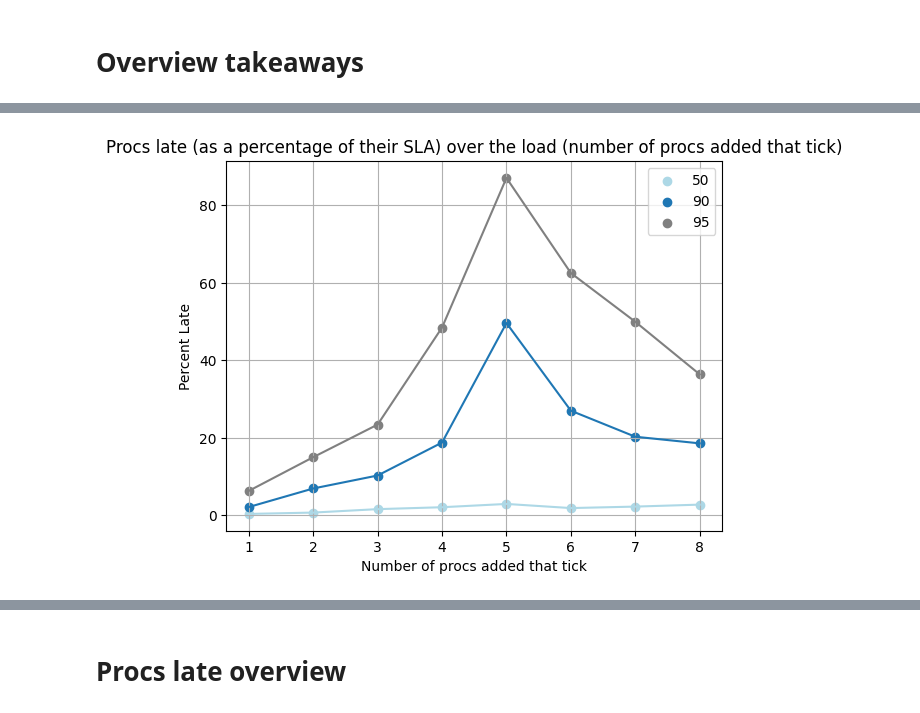
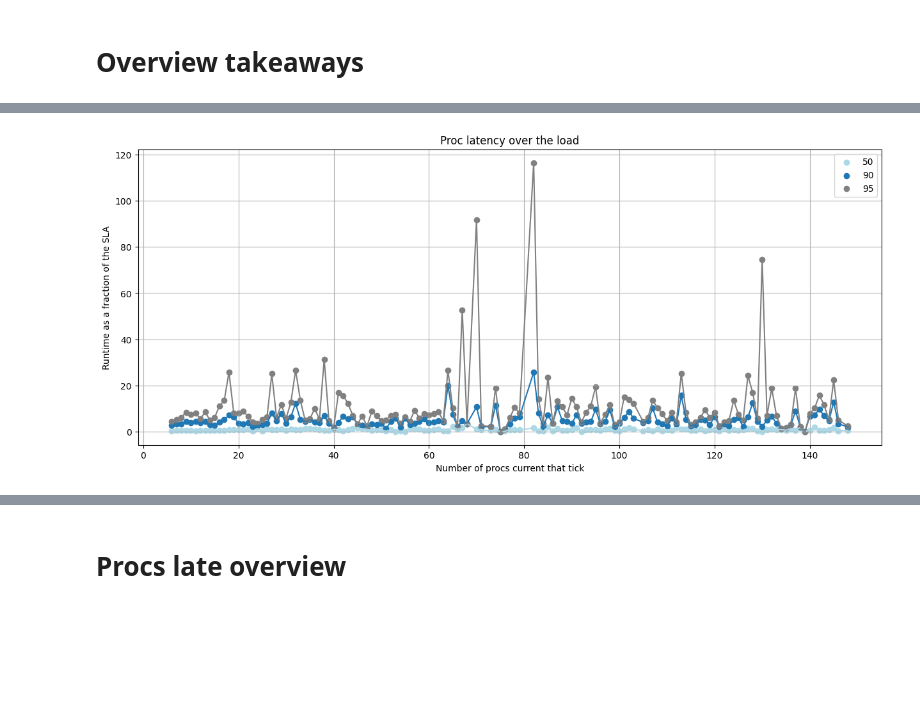
Before and after one commit to hannahmanuela/scheduler-simulator, a Jupyter notebook: results/analyze_output.ipynb, the cells around one changed output, grey strips where cells are left out. Saved outputs shown, nothing was run; the diff lists cells and outputs as text; code cells hidden in the pictures; blank space fills up the shorter version.

```diff
--- a/results/analyze_output.ipynb
+++ b/results/analyze_output.ipynb
@@ -23,10 +23,10 @@ sched_decisions = pd.read_csv("sched.txt", index_col=None, names=["tick", "machi
 # Overview takeaways
 # %%
 # prepare
-load_per_tick = procs_current[["tick"]].groupby("tick").size().reset_index(name='numProcsAdded')
+all_procs = pd.concat([procs_current[['tick']], procs_added[["tick"]]])
+load_per_tick = all_procs[["tick"]].groupby("tick").size().reset_index(name='numProcsCurrent')
+
+procs_done['pctLate'] = (procs_done["ticksPassed"] - procs_done["sla"]) / procs_done["sla"]
 
 procs_late = procs_done.where(procs_done["ticksPassed"] > procs_done["sla"]).dropna().reset_index(drop=True)
 procs_late = procs_late.where(procs_late["ticksPassed"] > procs_late["actualComp"]).dropna().reset_index(drop=True)
-procs_late['pctLate'] = (procs_late["ticksPassed"] - procs_late["sla"]) / procs_late["sla"]
-
-final_late = pd.merge(procs_late, load_per_tick, on='tick', how='left')
@@ -33,23 +47,27 @@ final_late = pd.merge(procs_late, load_per_tick, on='tick', how='left')
 # %%
-# Procs late (as a percentage of their SLA) over the load (number of procs currently live)
+# Proc latency (as a percentage of their SLA) over the load (number of procs currently live)
+
+proc_timings = pd.merge(procs_done, load_per_tick, on='tick', how='left')
 
 def get_percentile(pctile):
-    return final_late[["numProcsAdded", "pctLate"]].groupby("numProcsAdded").quantile(pctile / 100).reset_index()
+    return proc_timings[["numProcsCurrent", "pctLate"]].groupby("numProcsCurrent").quantile(pctile / 100).reset_index()
 
-plt.scatter(get_percentile(50)["numProcsAdded"], get_percentile(50)["pctLate"], color='lightblue', label="50")
-plt.plot(get_percentile(50)["numProcsAdded"], get_percentile(50)["pctLate"], color='lightblue')
+plt.figure(figsize=(15,6))
 
-plt.scatter(get_percentile(90)["numProcsAdded"], get_percentile(90)["pctLate"], label="90")
-plt.plot(get_percentile(90)["numProcsAdded"], get_percentile(90)["pctLate"])
+plt.scatter(get_percentile(50)["numProcsCurrent"], get_percentile(50)["pctLate"], color='lightblue', label="50")
+plt.plot(get_percentile(50)["numProcsCurrent"], get_percentile(50)["pctLate"], color='lightblue')
 
-plt.scatter(get_percentile(95)["numProcsAdded"], get_percentile(95)["pctLate"], color='grey', label="95")
-plt.plot(get_percentile(95)["numProcsAdded"], get_percentile(95)["pctLate"], color='grey')
+plt.scatter(get_percentile(90)["numProcsCurrent"], get_percentile(90)["pctLate"], label="90")
+plt.plot(get_percentile(90)["numProcsCurrent"], get_percentile(90)["pctLate"])
 
-plt.xlabel('Number of procs added that tick')
-plt.ylabel('Percent Late')
-plt.title('Procs late (as a percentage of their SLA) over the load (number of procs currently live)')
+plt.scatter(get_percentile(95)["numProcsCurrent"], get_percentile(95)["pctLate"], color='grey', label="95")
+plt.plot(get_percentile(95)["numProcsCurrent"], get_percentile(95)["pctLate"], color='grey')
+
+plt.xlabel('Number of procs current that tick')
+plt.ylabel('Runtime as a fraction of the SLA')
+plt.title('Proc latency over the load')
 plt.grid(True)
 plt.legend()
 plt.show()
 # %% [output]
-[figure, old version]
+[figure, new version]
```
Also changed, not shown: parts of 4 cells of this notebook, 8 other files.
